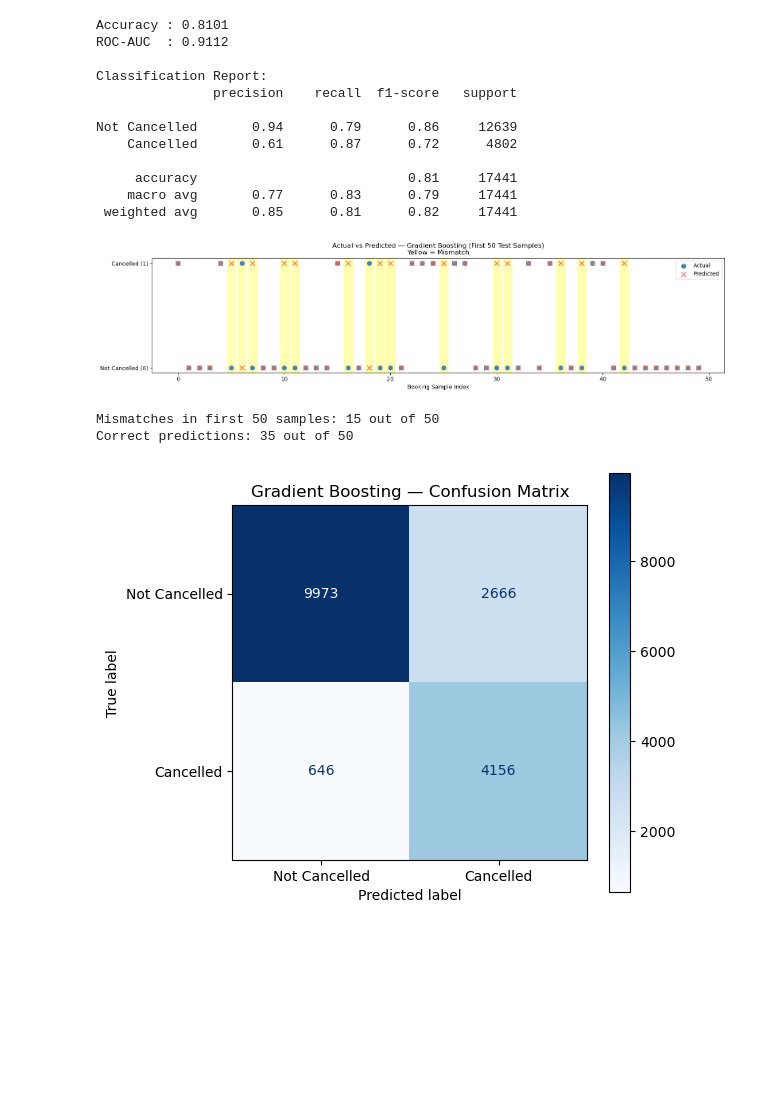
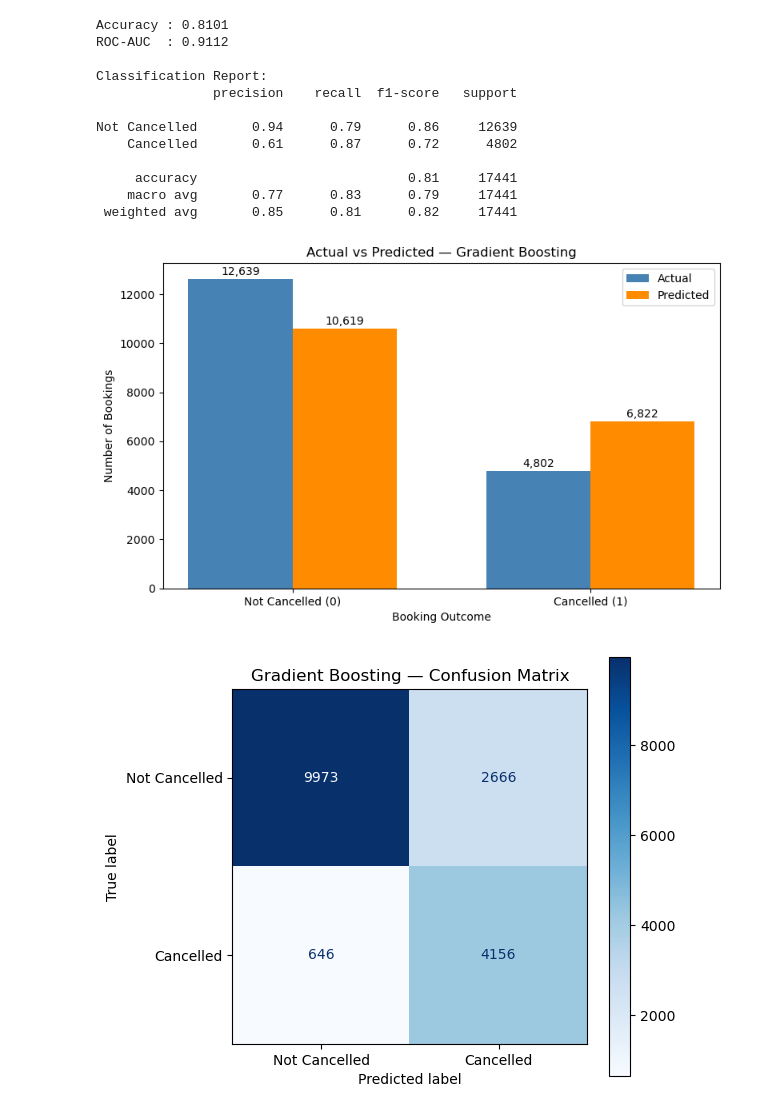
Before and after one commit to elladeniya-dev/ML-Predictive-Analysis, a Jupyter notebook: Gradient_Boosting_Hotel.ipynb, the cells around one changed output. Saved outputs shown, nothing was run; the diff lists cells and outputs as text; code cells hidden in the pictures; blank space fills up the shorter version.

```diff
--- a/Gradient_Boosting_Hotel.ipynb
+++ b/Gradient_Boosting_Hotel.ipynb
@@ -234,46 +234,40 @@ Not Cancelled       0.94      0.79      0.86     12639
     macro avg       0.77      0.83      0.79     17441
  weighted avg       0.85      0.81      0.82     17441
 # %%
-# ── Actual vs Predicted Comparison Plot ──────────────────────────────────────
-
+# Actual vs Predicted — Comparison Chart
 import matplotlib.pyplot as plt
 import numpy as np
 
-# Take first 50 test samples to keep the chart readable
-sample_size = 50
-actual    = y_test.values[:sample_size]
-predicted = y_pred[:sample_size]
+# Count actual and predicted values
+actual_counts    = y_test.value_counts().sort_index()
+predicted_counts = pd.Series(y_pred).value_counts().sort_index()
 
-x = np.arange(sample_size)
+labels = ['Not Cancelled (0)', 'Cancelled (1)']
+x = np.arange(len(labels))
+width = 0.35
 
-plt.figure(figsize=(16, 4))
+fig, ax = plt.subplots(figsize=(8, 5))
+bars1 = ax.bar(x - width/2, actual_counts,    width, label='Actual',    color='steelblue')
+bars2 = ax.bar(x + width/2, predicted_counts, width, label='Predicted', color='darkorange')
 
-# Plot actual values
-plt.scatter(x, actual,    color='steelblue', label='Actual',    marker='o', s=60, zorder=3)
+# Add value labels on top of each bar
+for bar in bars1:
+    ax.text(bar.get_x() + bar.get_width()/2, bar.get_height() + 50,
+            f'{int(bar.get_height()):,}', ha='center', va='bottom', fontsize=10)
+for bar in bars2:
+    ax.text(bar.get_x() + bar.get_width()/2, bar.get_height() + 50,
+            f'{int(bar.get_height()):,}', ha='center', va='bottom', fontsize=10)
 
-# Plot predicted values
-plt.scatter(x, predicted, color='tomato',    label='Predicted', marker='x', s=80, zorder=4)
-
-# Highlight mismatches in yellow
-for i in range(sample_size):
-    if actual[i] != predicted[i]:
-        plt.axvspan(i - 0.4, i + 0.4, color='yellow', alpha=0.3, zorder=1)
-
-plt.yticks([0, 1], ['Not Cancelled (0)', 'Cancelled (1)'])
-plt.xlabel('Booking Sample Index')
-plt.title('Actual vs Predicted — Gradient Boosting (First 50 Test Samples)\nYellow = Mismatch')
-plt.legend()
+ax.set_xlabel('Booking Outcome')
+ax.set_ylabel('Number of Bookings')
+ax.set_title('Actual vs Predicted — Gradient Boosting')
+ax.set_xticks(x)
+ax.set_xticklabels(labels)
+ax.legend()
 plt.tight_layout()
 plt.show()
-
-# Print mismatch count
-mismatches = sum(actual != predicted)
-print(f"Mismatches in first 50 samples: {mismatches} out of {sample_size}")
-print(f"Correct predictions: {sample_size - mismatches} out of {sample_size}")
 # %% [output]
-[figure, old version]
+[figure, new version]
-Mismatches in first 50 samples: 15 out of 50
-Correct predictions: 35 out of 50
 # %%
 # Confusion Matrix
 fig, ax = plt.subplots(figsize=(6,5))
```
